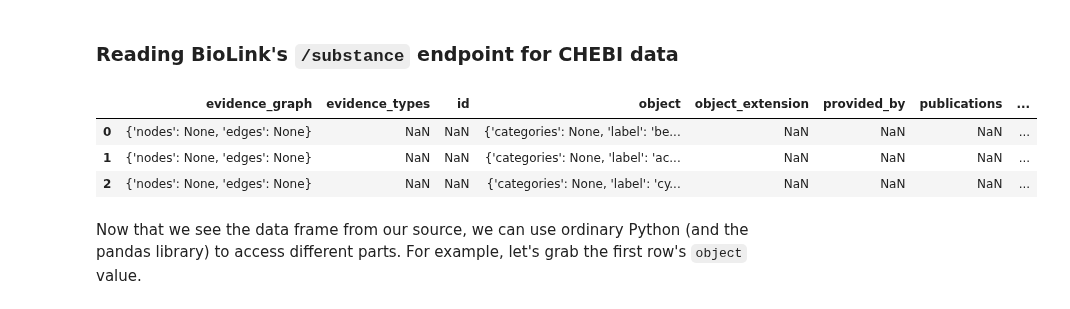
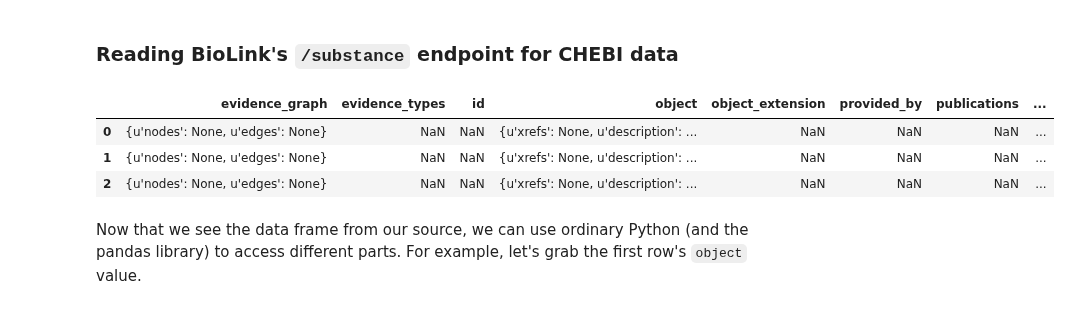
Before and after one commit to ncats/translator-workflows, a Jupyter notebook: CHEBIBioLinkGINAS.ipynb, the cells around one changed output. Saved outputs shown, nothing was run; the diff lists cells and outputs as text; code cells hidden in the pictures.

```diff
--- a/CHEBIBioLinkGINAS.ipynb
+++ b/CHEBIBioLinkGINAS.ipynb
@@ -80,18 +80,21 @@ I'm going to start out by ensuring that I can obtain useful data from each of th
 # %%
 import pandas as pd
 from pandas.io.json import json_normalize
-from urllib.parse import urlencode
+try:
+    from urllib.parse import urlencode
+except:
+    from urllib import urlencode
 pd.set_option('max_colwidth', 3800)
 pd.set_option('display.expand_frame_repr', False)
 biolinkURL = "https://api.monarchinitiative.org/api/bioentity/substance/CHEBI%3A15365/participant_in/?rows=20&fetch_objects=true"
 df = pd.read_json(biolinkURL, typ="frame", orient="records")
 df.head(3) # Show the first 3 rows only
 # df
 # %% [output]
 |  | evidence_graph | evidence_types | id | object | object_extension | provided_by | publications | ... |
-| 0 | {'nodes': None, 'edges': None} | NaN | NaN | {'categories': None, 'label': 'be... | NaN | NaN | NaN | ... |
-| 1 | {'nodes': None, 'edges': None} | NaN | NaN | {'categories': None, 'label': 'ac... | NaN | NaN | NaN | ... |
-| 2 | {'nodes': None, 'edges': None} | NaN | NaN | {'categories': None, 'label': 'cy... | NaN | NaN | NaN | ... |
+| 0 | {u'nodes': None, u'edges': None} | NaN | NaN | {u'xrefs': None, u'description': ... | NaN | NaN | NaN | ... |
+| 1 | {u'nodes': None, u'edges': None} | NaN | NaN | {u'xrefs': None, u'description': ... | NaN | NaN | NaN | ... |
+| 2 | {u'nodes': None, u'edges': None} | NaN | NaN | {u'xrefs': None, u'description': ... | NaN | NaN | NaN | ... |
 # %% [markdown]
 Now that we see the data frame from our source, we can use ordinary Python (and the pandas library) to access different parts. For example, let's grab the first row's `object` value.
 # %%
```
Also changed, not shown: parts of 4 cells of this notebook.
